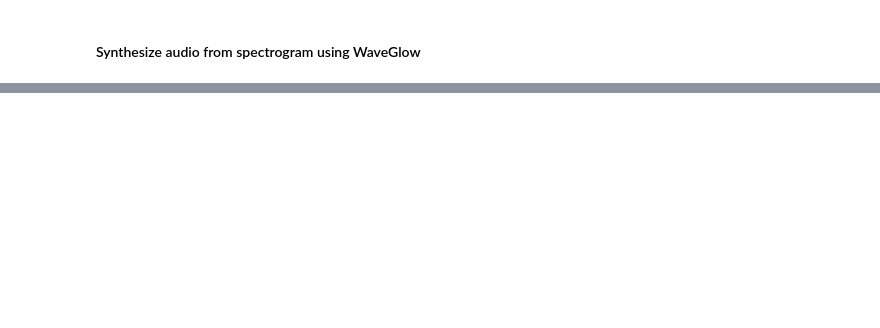
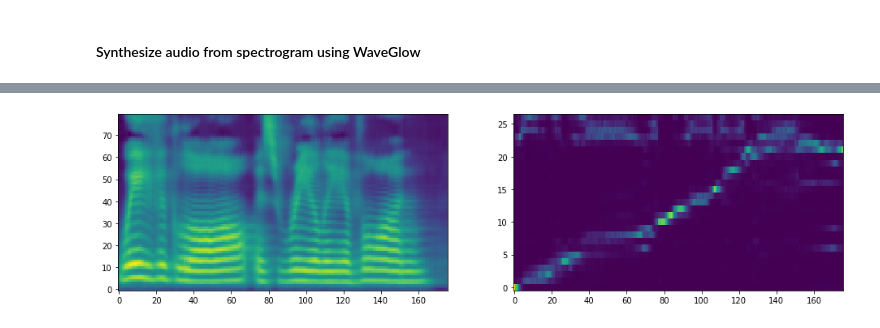
Before and after one commit to Brechard/GANtron, a Jupyter notebook: inference.ipynb, the cells around one changed output, grey strips where cells are left out. Saved outputs shown, nothing was run; the diff lists cells and outputs as text; code cells hidden in the pictures; blank space fills up the shorter version.

```diff
--- a/inference.ipynb
+++ b/inference.ipynb
@@ -97,6 +112,7 @@ ipd.Audio(audio[0].data.cpu().numpy(), rate=hparams.sampling_rate)
 # %%
-style[0, 0, :] = torch.ones(88) * 0.2
+style[0, 0, :] = torch.ones(hparams.noise_size) * 0.2
 audio = generate(style.cuda())
 ipd.Audio(audio[0].data.cpu().numpy(), rate=hparams.sampling_rate)
 # %% [output]
 [interactive output not drawn]
+[figure, added]
```
Also changed, not shown: parts of 13 cells of this notebook, 1 other file.
